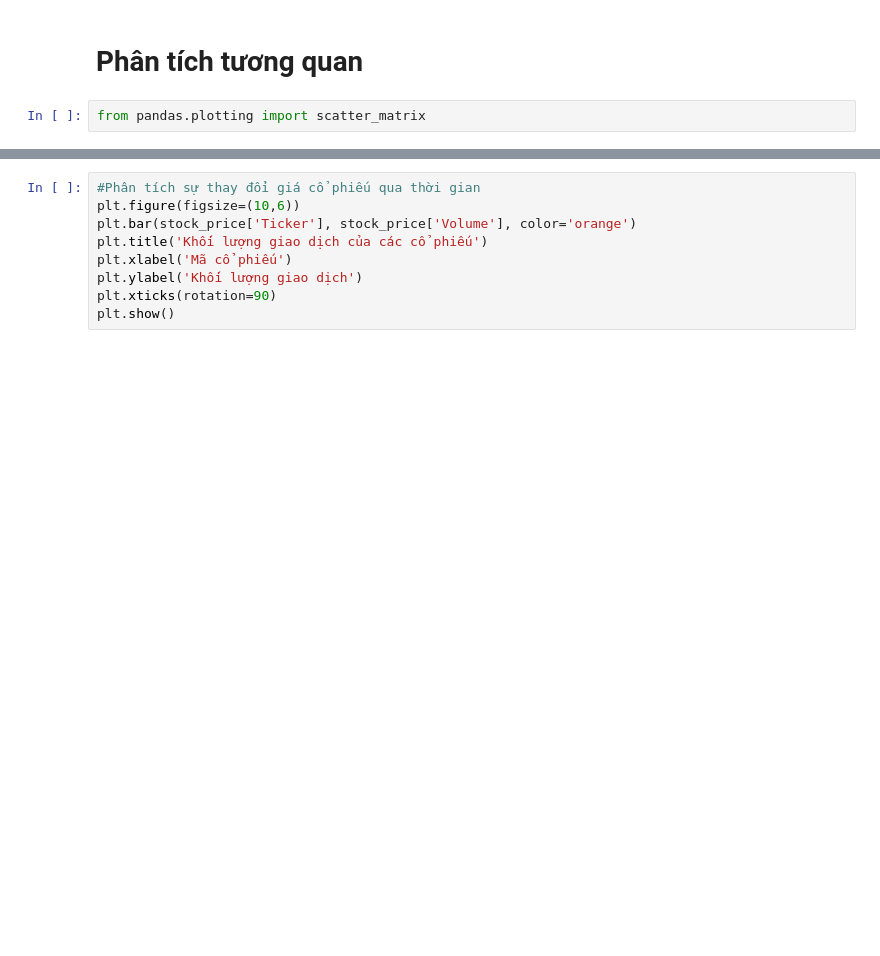
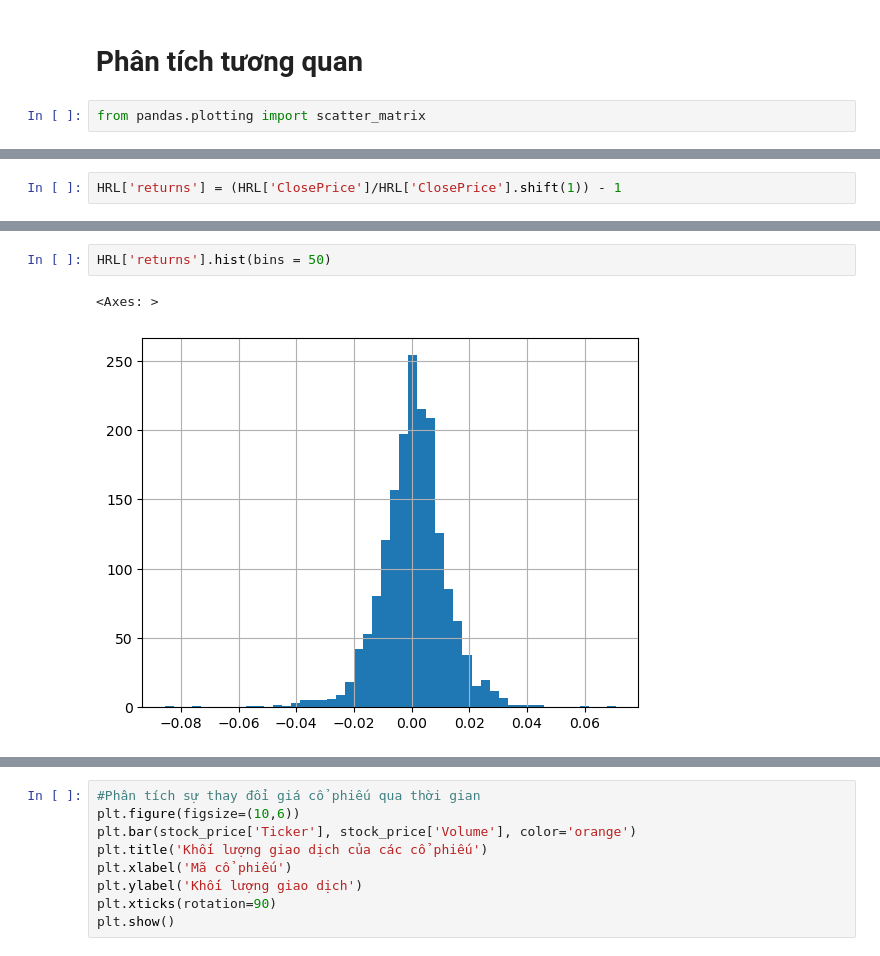
Before and after one commit to Ciss48/Stock, a Jupyter notebook: code.ipynb, the cells around one changed output, grey strips where cells are left out. Drawn from its saved outputs; the diff is of its cells as text; blank space fills up the shorter version.

```diff
--- a/code.ipynb
+++ b/code.ipynb
@@ -518,0 +599,2 @@ from pandas.plotting import scatter_matrix
+# %%
+HRL['returns'] = (HRL['ClosePrice']/HRL['ClosePrice'].shift(1)) - 1
@@ -518,0 +643,5 @@ from pandas.plotting import scatter_matrix
+# %%
+HRL['returns'].hist(bins = 50)
+# %% [output]
+<Axes: >
+[figure, added]
```
Also changed, not shown: parts of 30 cells of this notebook.
